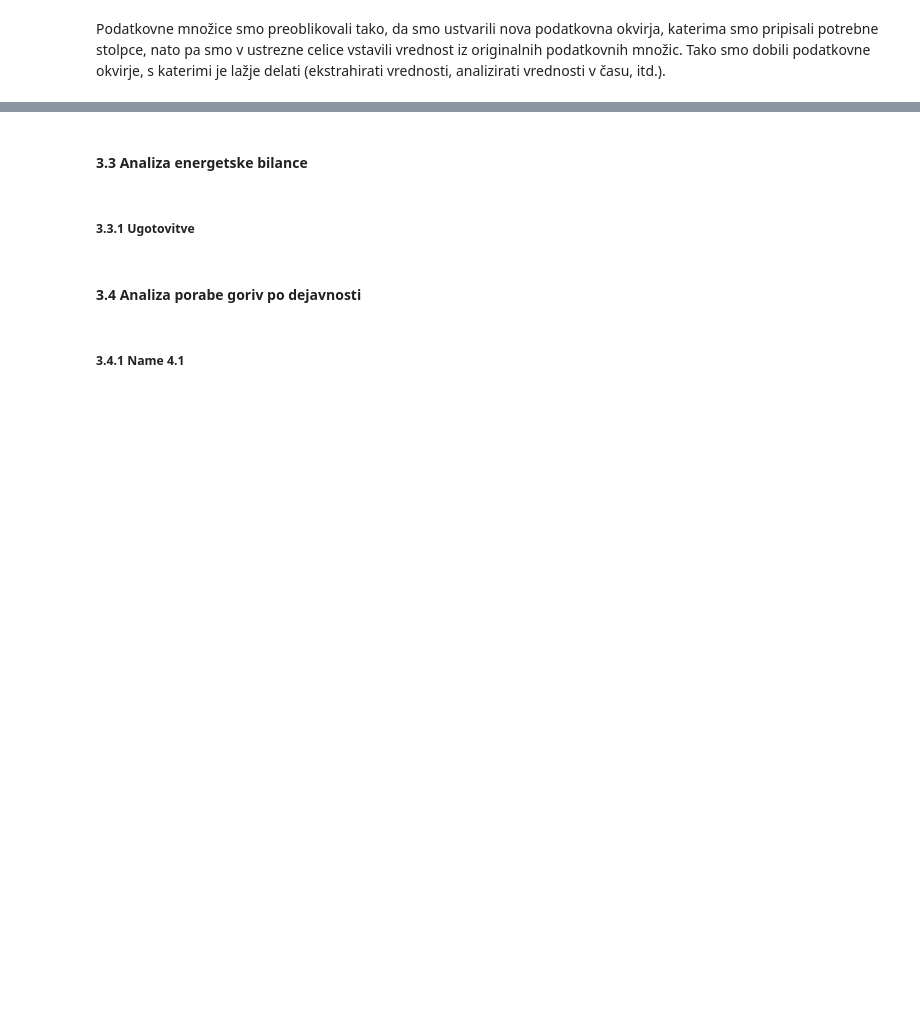
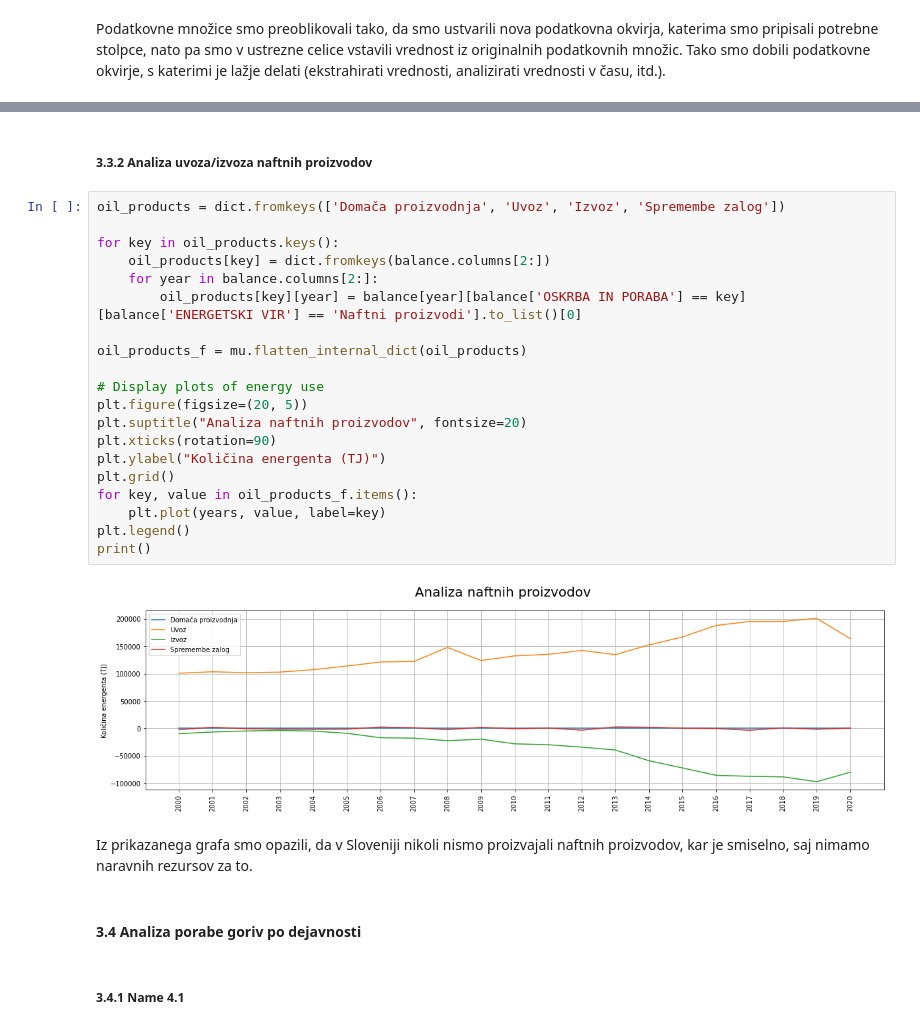
Before and after one commit to cugalord/PR21_NVZ-LS-BK-NZ, a Jupyter notebook: src/energy_balance_analysis.ipynb, the cells around one changed output, grey strips where cells are left out. Drawn from its saved outputs; the diff is of its cells as text; blank space fills up the shorter version.

```diff
--- a/src/energy_balance_analysis.ipynb
+++ b/src/energy_balance_analysis.ipynb
@@ -124,7 +223,29 @@ Podatkovne množice smo preoblikovali tako, da smo ustvarili nova podatkovna okv
 # %% [markdown]
-#### 3.3 Analiza energetske bilance
+##### 3.3.2 Analiza uvoza/izvoza naftnih proizvodov
-# %% [markdown]
-##### 3.3.1 Ugotovitve
+# %%
+oil_products = dict.fromkeys(['Domača proizvodnja', 'Uvoz', 'Izvoz', 'Spremembe zalog'])
+
+for key in oil_products.keys():
+    oil_products[key] = dict.fromkeys(balance.columns[2:])
+    for year in balance.columns[2:]:
+        oil_products[key][year] = balance[year][balance['OSKRBA IN PORABA'] == key][balance['ENERGETSKI VIR'] == 'Naftni proizvodi'].to_list()[0]
+
+oil_products_f = mu.flatten_internal_dict(oil_products)
+
+# Display plots of energy use
+plt.figure(figsize=(20, 5))
+plt.suptitle("Analiza naftnih proizvodov", fontsize=20)
+plt.xticks(rotation=90)
+plt.ylabel("Količina energenta (TJ)")
+plt.grid()
+for key, value in oil_products_f.items():
+    plt.plot(years, value, label=key)
+plt.legend()
+print()
+# %% [output]
+[figure, added]
+# %% [markdown]
+Iz prikazanega grafa smo opazili, da v Sloveniji nikoli nismo proizvajali naftnih proizvodov, kar je smiselno, saj nimamo naravnih rezursov za to.
 # %% [markdown]
 #### 3.4 Analiza porabe goriv po dejavnosti
 # %% [markdown]
```
Also changed, not shown: parts of 10 cells of this notebook.
